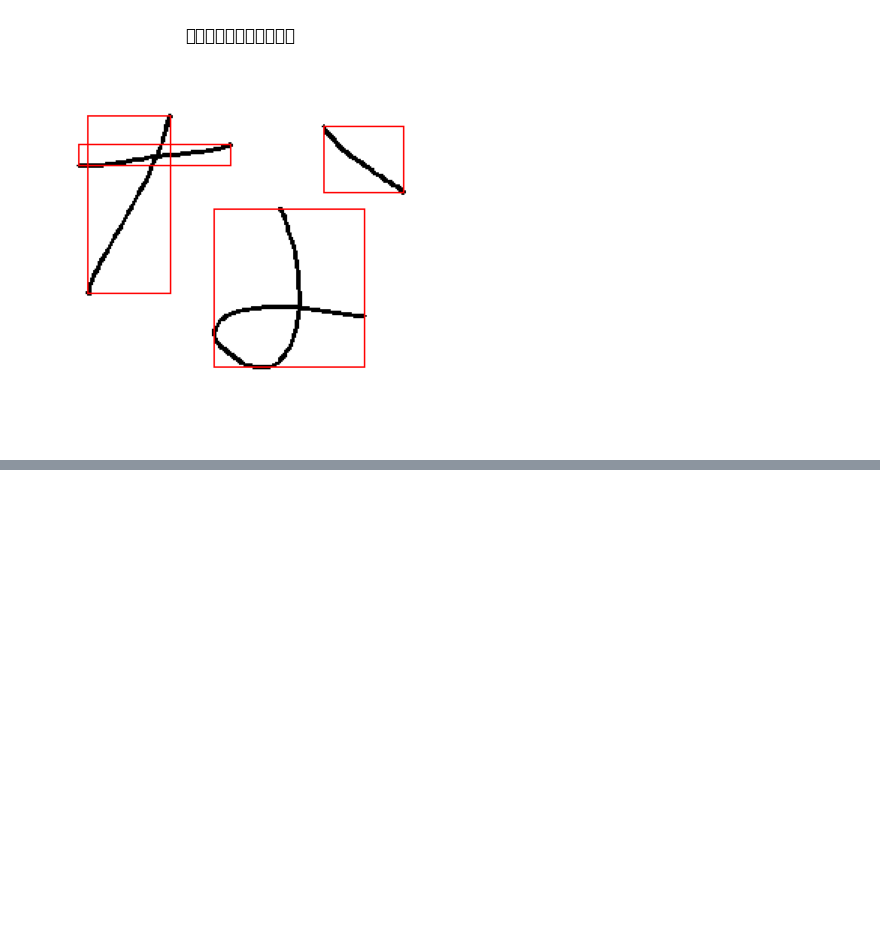
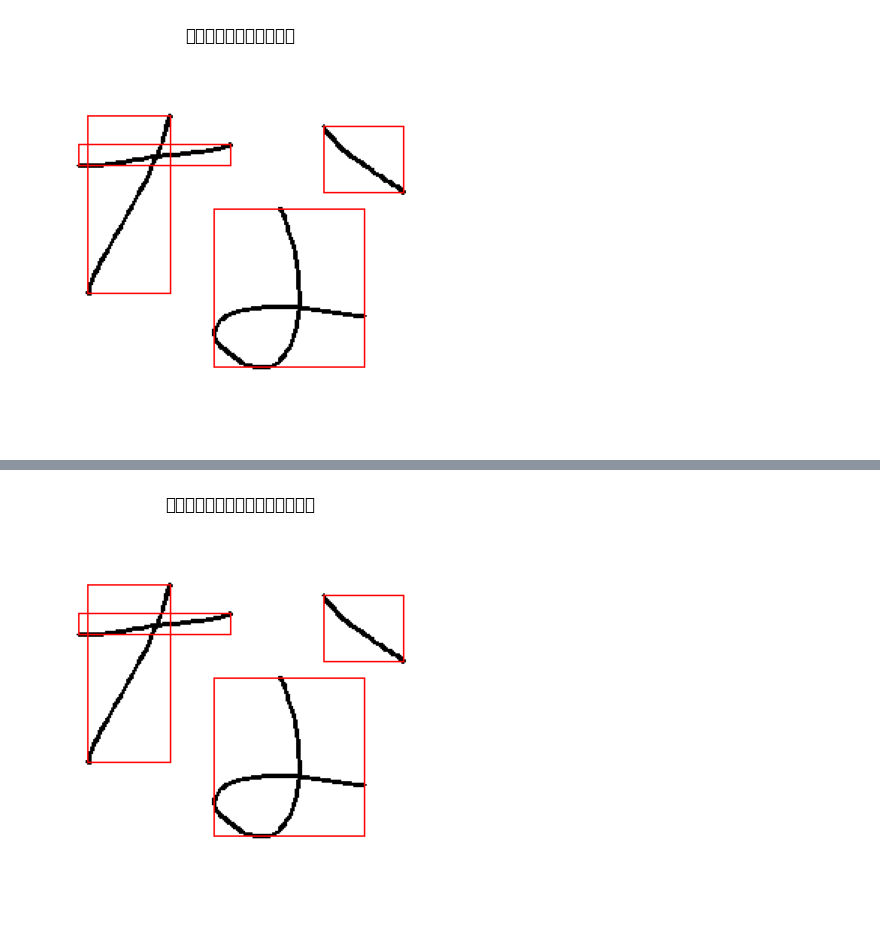
Before and after one commit to GentaKanno/TYUSHUTU2, a Jupyter notebook: tyushutu2.ipynb, the cells around one changed output, grey strips where cells are left out. Cells and saved outputs as stored; diff of their text form; code cells hidden in the pictures; blank space fills up the shorter version.

```diff
--- a/tyushutu2.ipynb
+++ b/tyushutu2.ipynb
@@ -952,3 +1003,85 @@ plt.show()
 各ストロークの外接矩形面積: [1475.4, 6383.52, 2308.89, 10431.35]
 ストロークが4本 → 外接矩形面積分布のエントロピー = 1.647 bits
 [figure]
+# %%
+#ストローク面積の比やエントロピー（時間順）
+# --- ① TXT読み込み ---
+txt_file = "A.txt"
+df = pd.read_csv(txt_file, sep=',')
+df[['x','y','stroke_id']] = df[['x','y','stroke_id']].astype(float)
+
+# --- ② スケーリング・位置補正 ---
+x_min, x_max = df['x'].min(), df['x'].max()
+y_min, y_max = df['y'].min(), df['y'].max()
+w, h = x_max - x_min, y_max - y_min
+
+out_size = 256
+margin = 20
+scale = (out_size - 2*margin) / max(w, h)
+offset_x = margin + (out_size - 2*margin - w*scale)/2
+offset_y = margin + (out_size - 2*margin - h*scale)/2
+
+# --- ③ 各ストロークの外接矩形面積を計算 ---
+bbox_areas = []
+stroke_ids = sorted(df['stroke_id'].unique())  # 時間順（筆順）
+
+for sid in stroke_ids:
+    stroke = df[df['stroke_id'] == sid].reset_index(drop=True)
+
+    xs = (stroke['x'] - x_min) * scale + offset_x
+    ys = (stroke['y'] - y_min) * scale + offset_y
+
+    x_min_s, x_max_s = xs.min(), xs.max()
+    y_min_s, y_max_s = ys.min(), ys.max()
+
+    w_s = x_max_s - x_min_s
+    h_s = y_max_s - y_min_s
+    area = w_s * h_s
+    bbox_areas.append(area)
+
+# --- ④ 結果の出力 ---
+n = len(bbox_areas)
+print(f"ストローク数: {n}")
+print("各ストロークの外接矩形面積（筆順）:", [round(a, 2) for a in bbox_areas])
+
+if n == 0:
+    print("ストロークが存在しません。")
+
+elif n == 1:
+    print("ストロークが1本のため、比・エントロピーはなし。")
+
+elif n == 2:
+    ratio = bbox_areas[0] / bbox_areas[1]
+    print(f"ストロークが2本 → 外接矩形面積比（筆順）= {ratio:.3f}")
+
+else:
+    p = np.array(bbox_areas) / np.sum(bbox_areas)
+    entropy = -np.sum(p * np.log2(p + 1e-12))
+    print(f"ストロークが{n}本 → 外接矩形面積分布のエントロピー = {entropy:.3f} bits")
+
+# --- ⑤ 可視化（任意）---
+img = np.ones((out_size, out_size, 3), dtype=np.uint8) * 255
+for sid in stroke_ids:
+    stroke = df[df['stroke_id'] == sid].reset_index(drop=True)
+    for i in range(1, len(stroke)):
+        x0 = int((stroke.loc[i-1, 'x'] - x_min) * scale + offset_x)
+        y0 = int((stroke.loc[i-1, 'y'] - y_min) * scale + offset_y)
+        x1 = int((stroke.loc[i, 'x'] - x_min) * scale + offset_x)
+        y1 = int((stroke.loc[i, 'y'] - y_min) * scale + offset_y)
+        cv.line(img, (x0, y0), (x1, y1), (0,0,0), 2)
+
+# 外接矩形を描画
+for sid, area in zip(stroke_ids, bbox_areas):
+    stroke = df[df['stroke_id'] == sid]
+    xs = (stroke['x'] - x_min) * scale + offset_x
+    ys = (stroke['y'] - y_min) * scale + offset_y
+    x_min_s, x_max_s = int(xs.min()), int(xs.max())
+    y_min_s, y_max_s = int(ys.min()), int(ys.max())
+    cv.rectangle(img, (x_min_s, y_min_s), (x_max_s, y_max_s), (0,0,255), 1)
+
+plt.figure(figsize=(5,5))
+plt.imshow(cv.cvtColor(img, cv.COLOR_BGR2RGB))
+plt.title("各ストロークの外接矩形（筆順）")
+plt.axis("off")
+plt.show()
+# %% [output]
@@ -954,0 +1091 @@ plt.show()
+[figure, added]
```
Also changed, not shown: parts of 3 cells of this notebook.
